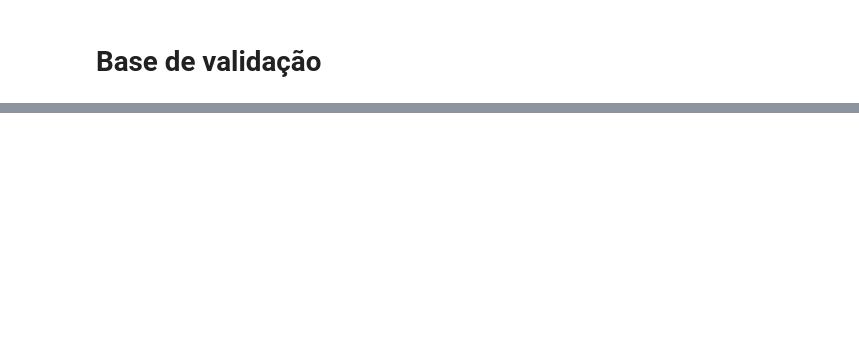
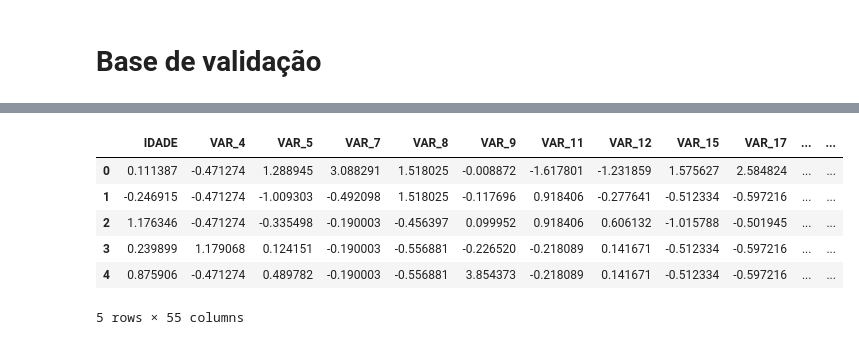
Before and after one commit to HugoCalegari/Estudo_Cobranca, a Jupyter notebook: vCobranca/1.Estudo_Variaveis/2.Pre_Processamento.ipynb, the cells around one changed output, grey strips where cells are left out. Saved outputs shown, nothing was run; the diff lists cells and outputs as text; code cells hidden in the pictures; blank space fills up the shorter version.

```diff
--- a/vCobranca/1.Estudo_Variaveis/2.Pre_Processamento.ipynb
+++ b/vCobranca/1.Estudo_Variaveis/2.Pre_Processamento.ipynb
@@ -199,0 +282,12 @@ dados_val = dados_val[df_treino.columns]
+# %%
+num1 = pd.DataFrame(sc_load.transform(num[sc_load.get_feature_names_out()]), columns=sc_load.get_feature_names_out())
+num = pd.concat([num1.reset_index(drop=True), num[['saldo_vencido', 'pagamento']].reset_index(drop=True)], axis=1)
+num.head()
+# %% [output]
+|  | IDADE | VAR_4 | VAR_5 | VAR_7 | VAR_8 | VAR_9 | VAR_11 | VAR_12 | VAR_15 | VAR_17 | ... | ... |
+| 0 | 0.111387 | -0.471274 | 1.288945 | 3.088291 | 1.518025 | -0.008872 | -1.617801 | -1.231859 | 1.575627 | 2.584824 | ... | ... |
+| 1 | -0.246915 | -0.471274 | -1.009303 | -0.492098 | 1.518025 | -0.117696 | 0.918406 | -0.277641 | -0.512334 | -0.597216 | ... | ... |
+| 2 | 1.176346 | -0.471274 | -0.335498 | -0.190003 | -0.456397 | 0.099952 | 0.918406 | 0.606132 | -1.015788 | -0.501945 | ... | ... |
+| 3 | 0.239899 | 1.179068 | 0.124151 | -0.190003 | -0.556881 | -0.226520 | -0.218089 | 0.141671 | -0.512334 | -0.597216 | ... | ... |
+| 4 | 0.875906 | -0.471274 | 0.489782 | -0.190003 | -0.556881 | 3.854373 | -0.218089 | 0.141671 | -0.512334 | -0.597216 | ... | ... |
+5 rows × 55 columns
```
Also changed, not shown: parts of 24 cells of this notebook.
